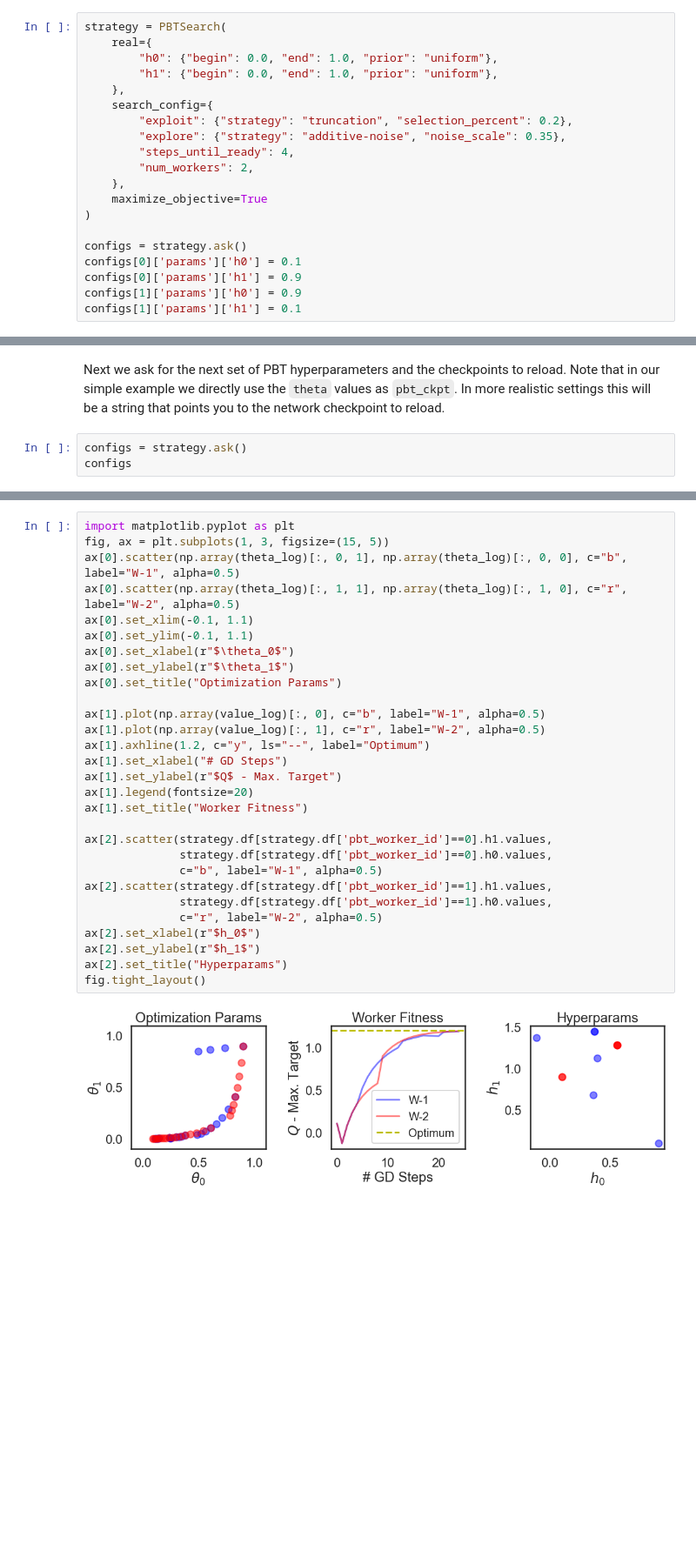
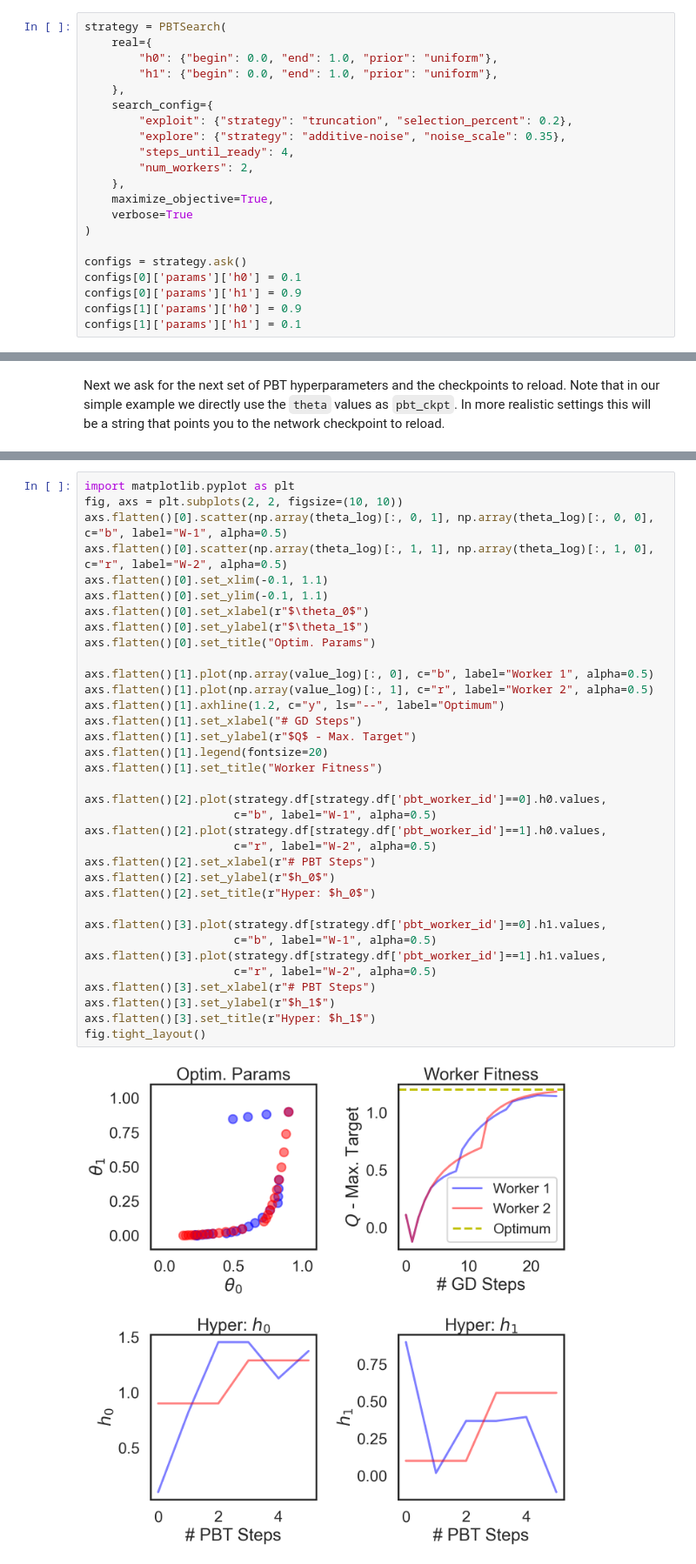
Before and after one commit to mle-infrastructure/mle-hyperopt, a Jupyter notebook: examples/getting_started.ipynb, the cells around one changed output, grey strips where cells are left out. Shown at 87% size. Drawn from its saved outputs; the diff is of its cells as text; blank space fills up the shorter version.

```diff
--- a/examples/getting_started.ipynb
+++ b/examples/getting_started.ipynb
@@ -616,7 +669,8 @@ strategy = PBTSearch(
         "steps_until_ready": 4,
         "num_workers": 2,
     },
-    maximize_objective=True
+    maximize_objective=True,
+    verbose=True
 )
 
 configs = strategy.ask()
@@ -640,5 +720,2 @@ strategy.tell(configs, values, ckpts)
 # %% [markdown]
 Next we ask for the next set of PBT hyperparameters and the checkpoints to reload. Note that in our simple example we directly use the `theta` values as `pbt_ckpt`. In more realistic settings this will be a string that points you to the network checkpoint to reload.
-# %%
-configs = strategy.ask()
-configs
@@ -681,31 +768,37 @@ for t in range(num_pbt_steps):
 # %%
 import matplotlib.pyplot as plt
-fig, ax = plt.subplots(1, 3, figsize=(15, 5))
-ax[0].scatter(np.array(theta_log)[:, 0, 1], np.array(theta_log)[:, 0, 0], c="b", label="W-1", alpha=0.5)
-ax[0].scatter(np.array(theta_log)[:, 1, 1], np.array(theta_log)[:, 1, 0], c="r", label="W-2", alpha=0.5)
-ax[0].set_xlim(-0.1, 1.1)
-ax[0].set_ylim(-0.1, 1.1)
-ax[0].set_xlabel(r"$\theta_0$")
-ax[0].set_ylabel(r"$\theta_1$")
-ax[0].set_title("Optimization Params")
+fig, axs = plt.subplots(2, 2, figsize=(10, 10))
+axs.flatten()[0].scatter(np.array(theta_log)[:, 0, 1], np.array(theta_log)[:, 0, 0], c="b", label="W-1", alpha=0.5)
+axs.flatten()[0].scatter(np.array(theta_log)[:, 1, 1], np.array(theta_log)[:, 1, 0], c="r", label="W-2", alpha=0.5)
+axs.flatten()[0].set_xlim(-0.1, 1.1)
+axs.flatten()[0].set_ylim(-0.1, 1.1)
+axs.flatten()[0].set_xlabel(r"$\theta_0$")
+axs.flatten()[0].set_ylabel(r"$\theta_1$")
+axs.flatten()[0].set_title("Optim. Params")
 
-ax[1].plot(np.array(value_log)[:, 0], c="b", label="W-1", alpha=0.5)
-ax[1].plot(np.array(value_log)[:, 1], c="r", label="W-2", alpha=0.5)
-ax[1].axhline(1.2, c="y", ls="--", label="Optimum")
-ax[1].set_xlabel("# GD Steps")
-ax[1].set_ylabel(r"$Q$ - Max. Target")
-ax[1].legend(fontsize=20)
-ax[1].set_title("Worker Fitness")
+axs.flatten()[1].plot(np.array(value_log)[:, 0], c="b", label="Worker 1", alpha=0.5)
+axs.flatten()[1].plot(np.array(value_log)[:, 1], c="r", label="Worker 2", alpha=0.5)
+axs.flatten()[1].axhline(1.2, c="y", ls="--", label="Optimum")
+axs.flatten()[1].set_xlabel("# GD Steps")
+axs.flatten()[1].set_ylabel(r"$Q$ - Max. Target")
+axs.flatten()[1].legend(fontsize=20)
+axs.flatten()[1].set_title("Worker Fitness")
 
-ax[2].scatter(strategy.df[strategy.df['pbt_worker_id']==0].h1.values,
-              strategy.df[strategy.df['pbt_worker_id']==0].h0.values,
-              c="b", label="W-1", alpha=0.5)
-ax[2].scatter(strategy.df[strategy.df['pbt_worker_id']==1].h1.values,
-              strategy.df[strategy.df['pbt_worker_id']==1].h0.values,
-              c="r", label="W-2", alpha=0.5)
-ax[2].set_xlabel(r"$h_0$")
-ax[2].set_ylabel(r"$h_1$")
-ax[2].set_title("Hyperparams")
+axs.flatten()[2].plot(strategy.df[strategy.df['pbt_worker_id']==0].h0.values,
+                      c="b", label="W-1", alpha=0.5)
+axs.flatten()[2].plot(strategy.df[strategy.df['pbt_worker_id']==1].h0.values,
+                      c="r", label="W-2", alpha=0.5)
+axs.flatten()[2].set_xlabel(r"# PBT Steps")
+axs.flatten()[2].set_ylabel(r"$h_0$")
+axs.flatten()[2].set_title(r"Hyper: $h_0$")
+
+axs.flatten()[3].plot(strategy.df[strategy.df['pbt_worker_id']==0].h1.values,
+                      c="b", label="W-1", alpha=0.5)
+axs.flatten()[3].plot(strategy.df[strategy.df['pbt_worker_id']==1].h1.values,
+                      c="r", label="W-2", alpha=0.5)
+axs.flatten()[3].set_xlabel(r"# PBT Steps")
+axs.flatten()[3].set_ylabel(r"$h_1$")
+axs.flatten()[3].set_title(r"Hyper: $h_1$")
 fig.tight_layout()
 # %% [output]
-[figure, old version]
+[figure, new version]
```
Also changed, not shown: parts of 31 cells of this notebook, 18 other files.
